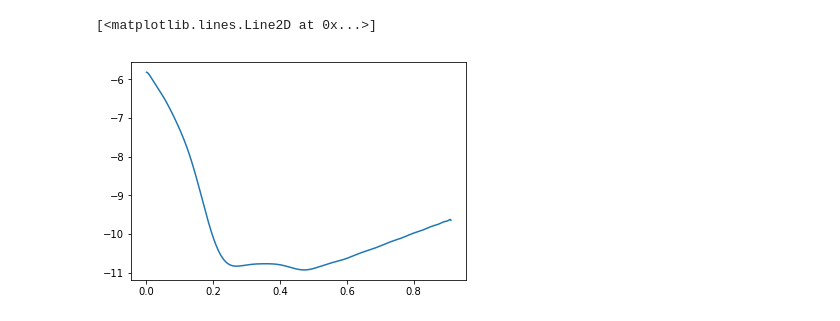
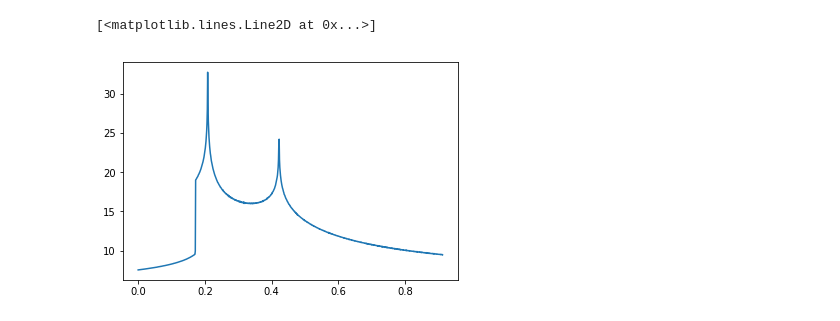
Before and after one commit to margres/Master-thesis, a Jupyter notebook: Untitled.ipynb, the cells around one changed output. Drawn from its saved outputs; the diff is of its cells as text; code cells hidden in the pictures.

Commit message:
SIS model added on the histogram method

```diff
--- a/Untitled.ipynb
+++ b/Untitled.ipynb
@@ -16,8 +16,11 @@ xs = np.load('xs.npy')
 ys = np.load('ys.npy')
 omega = np.fft.fftfreq(len(ys),d=xs[1]-xs[0])
 c_omega=omega/(2j*np.pi)
+# %%
+Ft_list= np.load('Ft_list.npy')
+tau_list= np.load('tau_list.npy')
 # %%
-plt.plot(xs,ys)
+plt.plot(tau_list, Ft_list)
 # %% [output]
 [<matplotlib.lines.Line2D at 0x...>]
-[figure, old version]
+[figure, new version]
```
Also changed, not shown: parts of 21 cells of this notebook, 39 other files.
